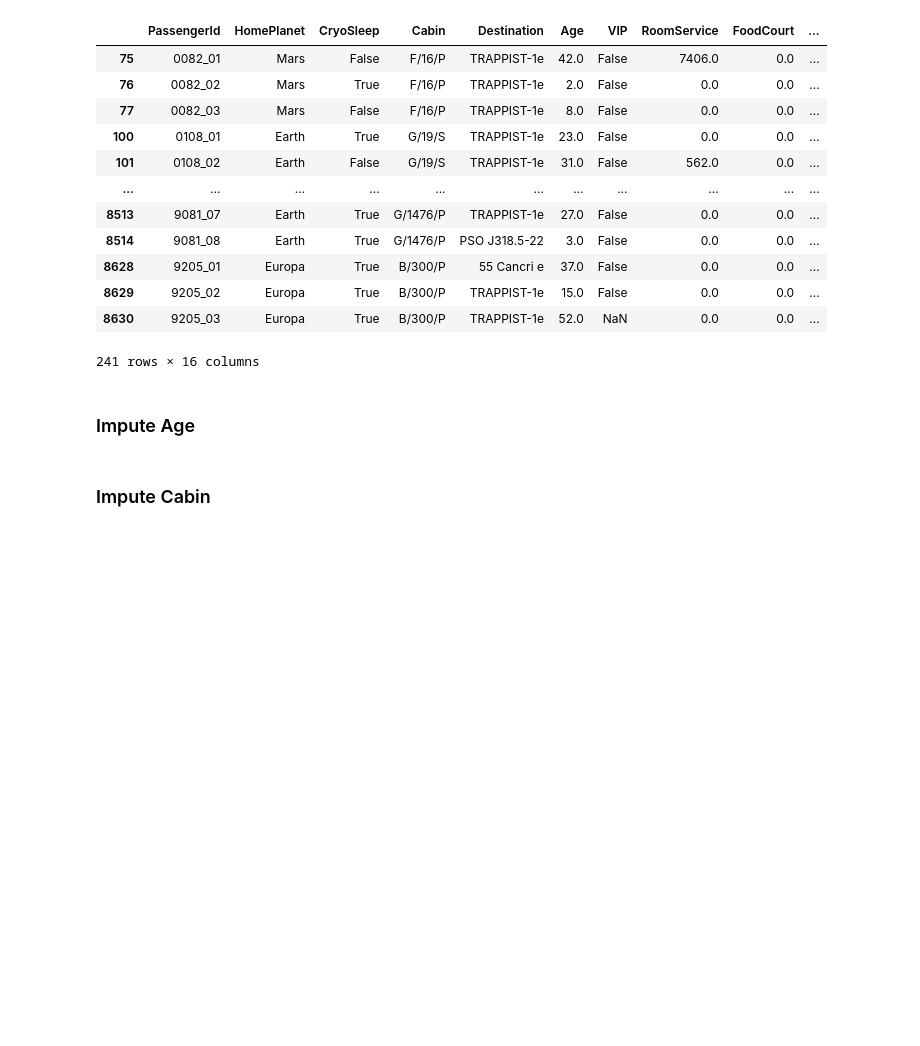
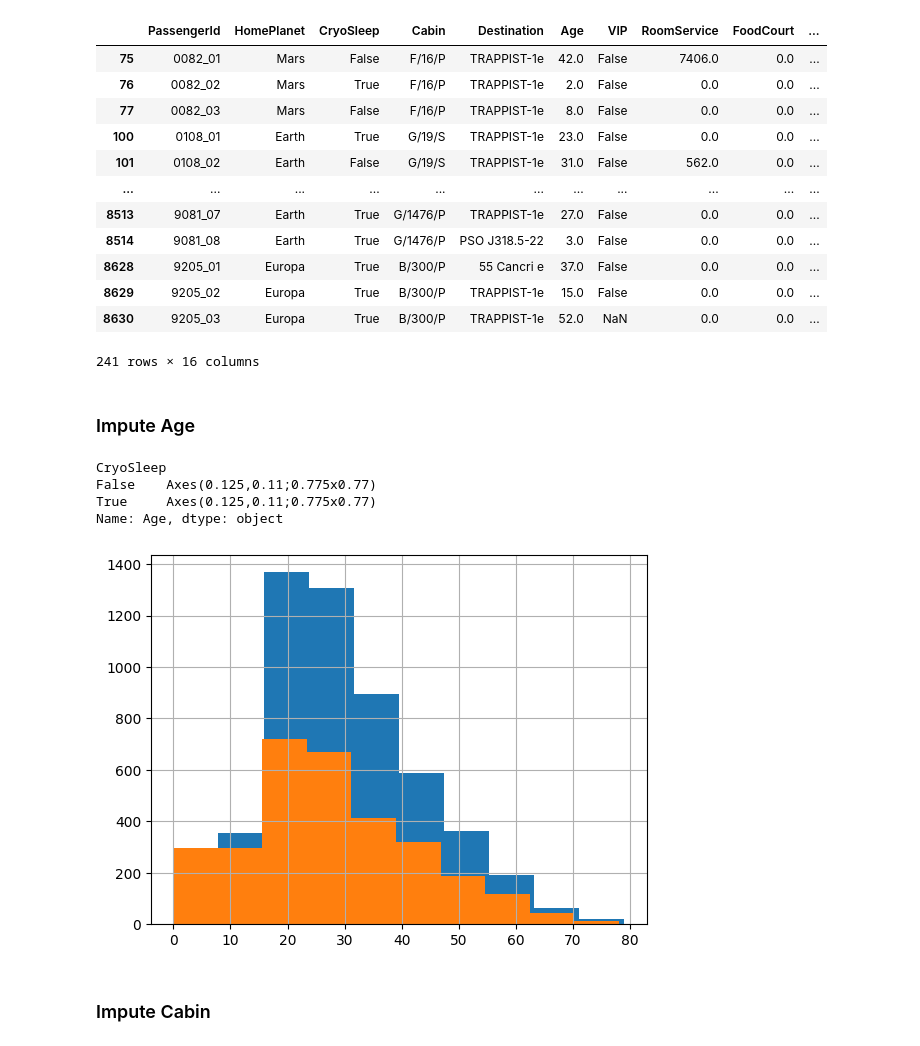
Before and after one commit to KosAqH/World-Tour-EDA, a Jupyter notebook: Space Titanic/analyse.ipynb, the cells around one changed output. Saved outputs shown, nothing was run; the diff lists cells and outputs as text; code cells hidden in the pictures; blank space fills up the shorter version.

Commit message:
Some visualizations

```diff
--- a/Space Titanic/analyse.ipynb
+++ b/Space Titanic/analyse.ipynb
@@ -229,5 +229,13 @@ df.loc[df["TicketId"].isin(tickets_id.values)]
 241 rows × 16 columns
 # %% [markdown]
 ### Impute Age
+# %%
+df.groupby(["CryoSleep"])["Age"].hist()
+# %% [output]
+CryoSleep
+False    Axes(0.125,0.11;0.775x0.77)
+True     Axes(0.125,0.11;0.775x0.77)
+Name: Age, dtype: object
+[figure, added]
 # %% [markdown]
 ### Impute Cabin
```
Also changed, not shown: parts of 2 cells of this notebook, 3 other files.
